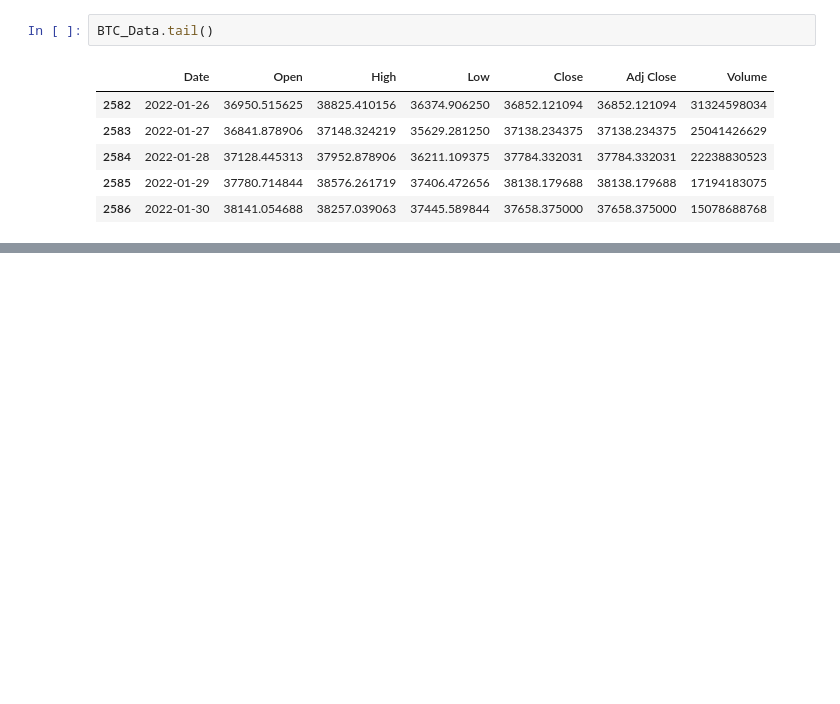
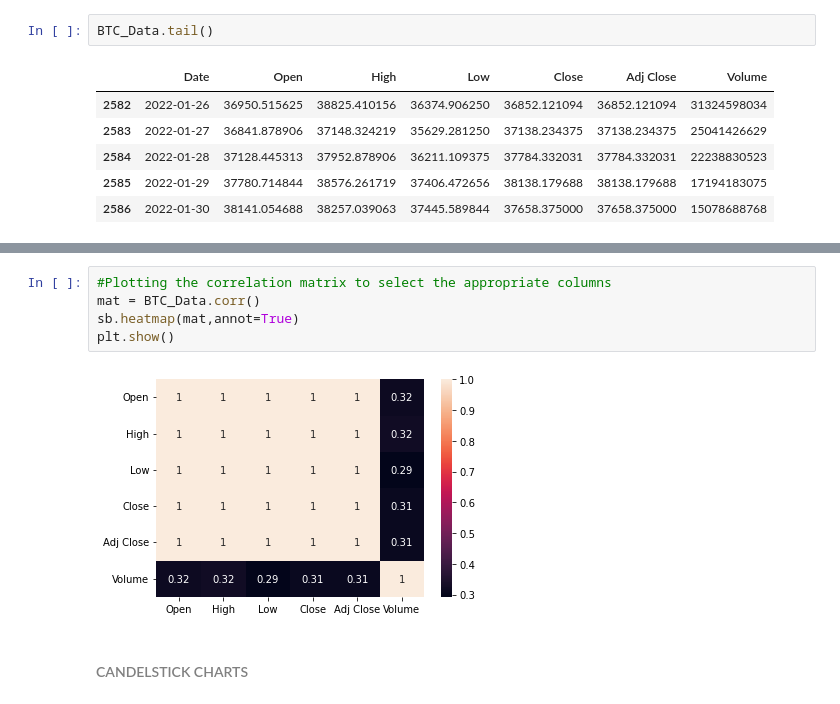
Before and after one commit to KOBeerose/Bitcoin-Trading-Bot, a Jupyter notebook: Bitcoin Trading Bot.ipynb, the cells around one changed output, grey strips where cells are left out. Saved outputs shown, nothing was run; the diff lists cells and outputs as text; blank space fills up the shorter version.

```diff
--- a/Bitcoin Trading Bot.ipynb
+++ b/Bitcoin Trading Bot.ipynb
@@ -162,0 +296,9 @@ BTC_Data.tail()
+# %%
+#Plotting the correlation matrix to select the appropriate columns
+mat = BTC_Data.corr()
+sb.heatmap(mat,annot=True)
+plt.show()
+# %% [output]
+[figure, added]
+# %% [markdown]
+<h4 style="color:grey"> CANDELSTICK CHARTS</h4>
```
Also changed, not shown: parts of 27 cells of this notebook.
